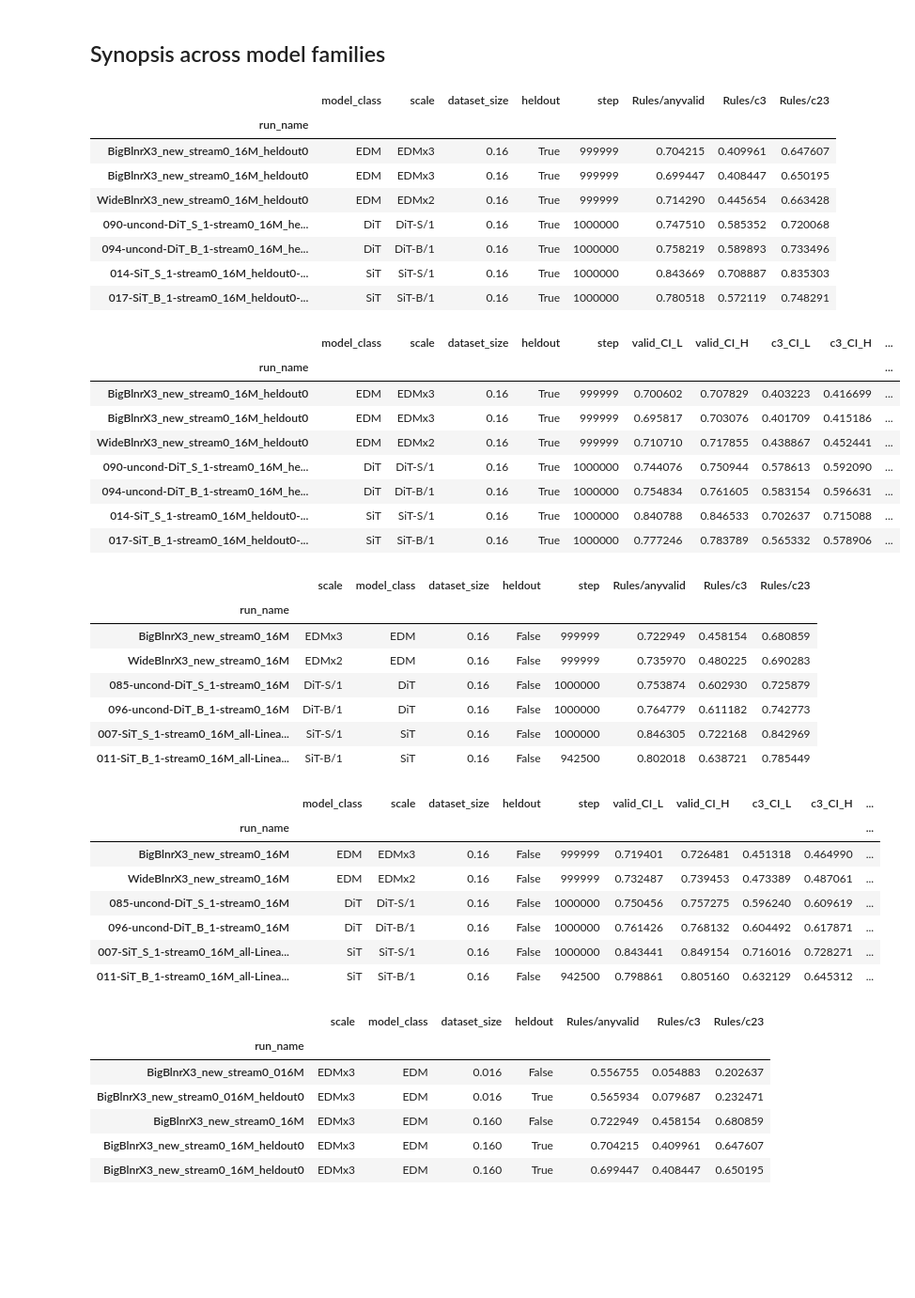
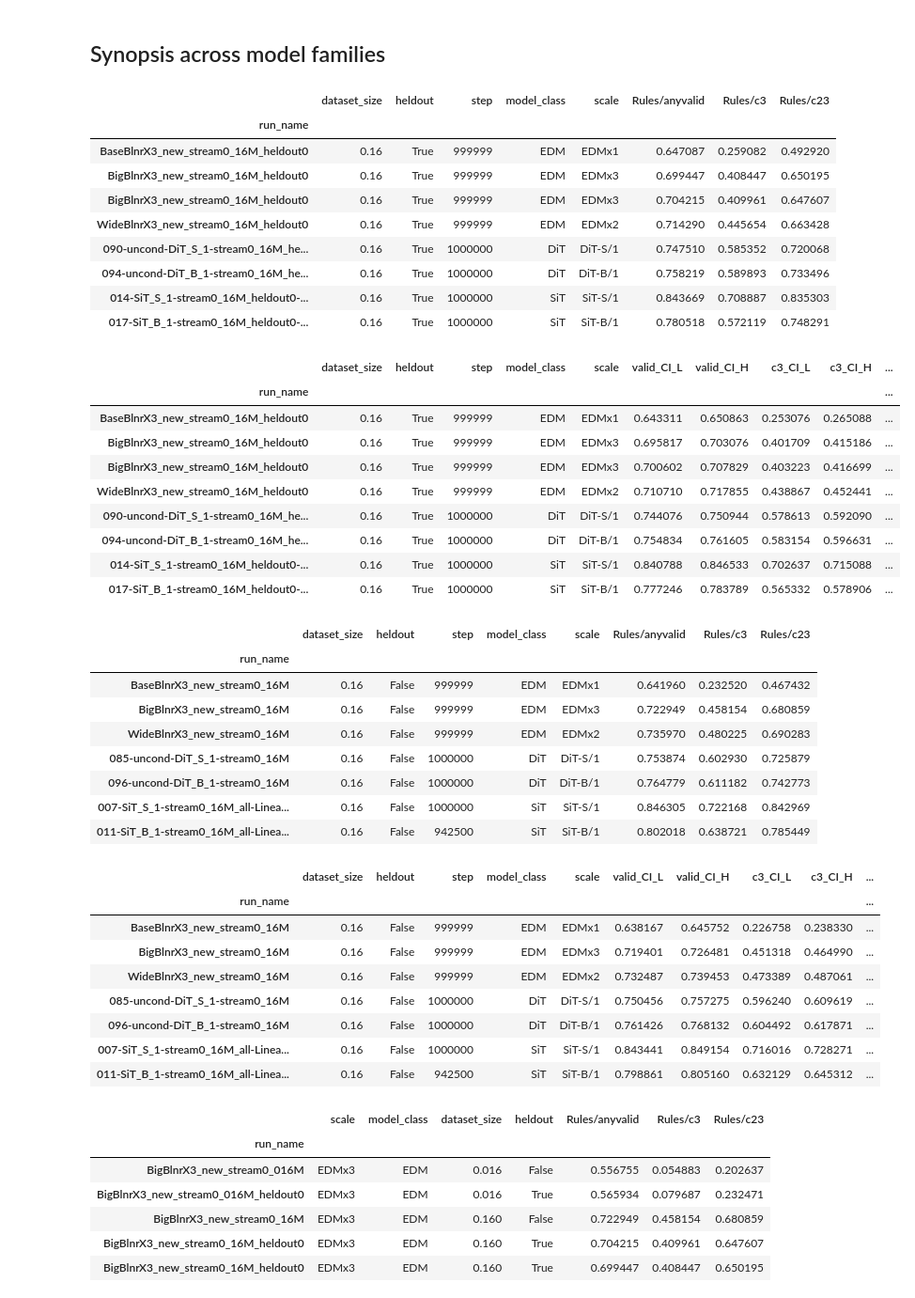
Before and after one commit to Animadversio/DiffusionReasoning, a Jupyter notebook: notebooks/Diffusion_model_Family_final_synopsis.ipynb, the cells around one changed output. Shown at 94% size. Saved outputs shown, nothing was run; the diff lists cells and outputs as text; code cells hidden in the pictures; blank space fills up the shorter version.

```diff
--- a/notebooks/Diffusion_model_Family_final_synopsis.ipynb
+++ b/notebooks/Diffusion_model_Family_final_synopsis.ipynb
@@ -1077,7 +1079,7 @@ syndf_diff["heldout"] = syndf_diff.index.map(lambda x: "_heldout0" in x)
 syndf_diff["Rules/c23"] = syndf_diff["Rules/c2"] + syndf_diff["Rules/c3"]
 syndf_diff["Rules/c23_cnt"] = syndf_diff["Rules/c2_cnt"] + syndf_diff["Rules/c3_cnt"]
 syndf_diff["scale"] = None
-syndf_diff.loc[syndf_diff.model_class=="EDM", "scale"] = syndf_diff[syndf_diff.model_class=="EDM"].index.map(lambda x: "EDMx3" if "BigBlnrX3" in x else "EDMx2" if "WideBlnrX3" in x else None)
+syndf_diff.loc[syndf_diff.model_class=="EDM", "scale"] = syndf_diff[syndf_diff.model_class=="EDM"].index.map(lambda x: "EDMx3" if "BigBlnrX3" in x else "EDMx2" if "WideBlnrX3" in x else "EDMx1" if "BaseBlnrX3" in x else None)
 syndf_diff.loc[syndf_diff.model_class=="DiT", "scale"] = syndf_diff[syndf_diff.model_class=="DiT"].index.map(lambda x: "DiT-B/1" if "DiT_B_1" in x else "DiT-S/1" if "DiT_S_1" in x else None)
 syndf_diff.loc[syndf_diff.model_class=="SiT", "scale"] = syndf_diff[syndf_diff.model_class=="SiT"].index.map(lambda x: "SiT-B/1" if "SiT_B_1" in x else "SiT-S/1" if "SiT_S_1" in x else None)
 # %%
@@ -1094,54 +1096,58 @@ syndf_diff["valid_CI_L"], syndf_diff["valid_CI_H"] = estimate_CI(syndf_diff["Rul
 syndf_diff.to_csv(join(tabdir, "diffusion_family_comb_tensorboard_data_last10.csv"))
 # %%
 syndf_diff.query("""dataset_size == 0.16 and heldout == True""")\
-    [["model_class", "scale", "dataset_size", "heldout", "step", "Rules/anyvalid", "Rules/c3", "Rules/c23"]]
+    [["dataset_size", "heldout", "step", "model_class", "scale", "Rules/anyvalid", "Rules/c3", "Rules/c23"]]
 # %% [output]
-|  | model_class | scale | dataset_size | heldout | step | Rules/anyvalid | Rules/c3 | Rules/c23 |
+|  | dataset_size | heldout | step | model_class | scale | Rules/anyvalid | Rules/c3 | Rules/c23 |
 | run_name |  |  |  |  |  |  |  |  |
-| BigBlnrX3_new_stream0_16M_heldout0 | EDM | EDMx3 | 0.16 | True | 999999 | 0.704215 | 0.409961 | 0.647607 |
-| BigBlnrX3_new_stream0_16M_heldout0 | EDM | EDMx3 | 0.16 | True | 999999 | 0.699447 | 0.408447 | 0.650195 |
-| WideBlnrX3_new_stream0_16M_heldout0 | EDM | EDMx2 | 0.16 | True | 999999 | 0.714290 | 0.445654 | 0.663428 |
-| 090-uncond-DiT_S_1-stream0_16M_he... | DiT | DiT-S/1 | 0.16 | True | 1000000 | 0.747510 | 0.585352 | 0.720068 |
-| 094-uncond-DiT_B_1-stream0_16M_he... | DiT | DiT-B/1 | 0.16 | True | 1000000 | 0.758219 | 0.589893 | 0.733496 |
-| 014-SiT_S_1-stream0_16M_heldout0-... | SiT | SiT-S/1 | 0.16 | True | 1000000 | 0.843669 | 0.708887 | 0.835303 |
-| 017-SiT_B_1-stream0_16M_heldout0-... | SiT | SiT-B/1 | 0.16 | True | 1000000 | 0.780518 | 0.572119 | 0.748291 |
+| BaseBlnrX3_new_stream0_16M_heldout0 | 0.16 | True | 999999 | EDM | EDMx1 | 0.647087 | 0.259082 | 0.492920 |
+| BigBlnrX3_new_stream0_16M_heldout0 | 0.16 | True | 999999 | EDM | EDMx3 | 0.699447 | 0.408447 | 0.650195 |
+| BigBlnrX3_new_stream0_16M_heldout0 | 0.16 | True | 999999 | EDM | EDMx3 | 0.704215 | 0.409961 | 0.647607 |
+| WideBlnrX3_new_stream0_16M_heldout0 | 0.16 | True | 999999 | EDM | EDMx2 | 0.714290 | 0.445654 | 0.663428 |
+| 090-uncond-DiT_S_1-stream0_16M_he... | 0.16 | True | 1000000 | DiT | DiT-S/1 | 0.747510 | 0.585352 | 0.720068 |
+| 094-uncond-DiT_B_1-stream0_16M_he... | 0.16 | True | 1000000 | DiT | DiT-B/1 | 0.758219 | 0.589893 | 0.733496 |
+| 014-SiT_S_1-stream0_16M_heldout0-... | 0.16 | True | 1000000 | SiT | SiT-S/1 | 0.843669 | 0.708887 | 0.835303 |
+| 017-SiT_B_1-stream0_16M_heldout0-... | 0.16 | True | 1000000 | SiT | SiT-B/1 | 0.780518 | 0.572119 | 0.748291 |
 # %%
 syndf_diff.query("""dataset_size == 0.16 and heldout == True""")\
-    [["model_class", "scale", "dataset_size", "heldout", "step", "valid_CI_L", "valid_CI_H", "c3_CI_L", "c3_CI_H", "c23_CI_L", "c23_CI_H"]]
+    [["dataset_size", "heldout", "step", "model_class", "scale", "valid_CI_L", "valid_CI_H", "c3_CI_L", "c3_CI_H", "c23_CI_L", "c23_CI_H"]]
 # %% [output]
-|  | model_class | scale | dataset_size | heldout | step | valid_CI_L | valid_CI_H | c3_CI_L | c3_CI_H | ... |
+|  | dataset_size | heldout | step | model_class | scale | valid_CI_L | valid_CI_H | c3_CI_L | c3_CI_H | ... |
 | run_name |  |  |  |  |  |  |  |  |  | ... |
-| BigBlnrX3_new_stream0_16M_heldout0 | EDM | EDMx3 | 0.16 | True | 999999 | 0.700602 | 0.707829 | 0.403223 | 0.416699 | ... |
-| BigBlnrX3_new_stream0_16M_heldout0 | EDM | EDMx3 | 0.16 | True | 999999 | 0.695817 | 0.703076 | 0.401709 | 0.415186 | ... |
-| WideBlnrX3_new_stream0_16M_heldout0 | EDM | EDMx2 | 0.16 | True | 999999 | 0.710710 | 0.717855 | 0.438867 | 0.452441 | ... |
-| 090-uncond-DiT_S_1-stream0_16M_he... | DiT | DiT-S/1 | 0.16 | True | 1000000 | 0.744076 | 0.750944 | 0.578613 | 0.592090 | ... |
-| 094-uncond-DiT_B_1-stream0_16M_he... | DiT | DiT-B/1 | 0.16 | True | 1000000 | 0.754834 | 0.761605 | 0.583154 | 0.596631 | ... |
-| 014-SiT_S_1-stream0_16M_heldout0-... | SiT | SiT-S/1 | 0.16 | True | 1000000 | 0.840788 | 0.846533 | 0.702637 | 0.715088 | ... |
-| 017-SiT_B_1-stream0_16M_heldout0-... | SiT | SiT-B/1 | 0.16 | True | 1000000 | 0.777246 | 0.783789 | 0.565332 | 0.578906 | ... |
+| BaseBlnrX3_new_stream0_16M_heldout0 | 0.16 | True | 999999 | EDM | EDMx1 | 0.643311 | 0.650863 | 0.253076 | 0.265088 | ... |
+| BigBlnrX3_new_stream0_16M_heldout0 | 0.16 | True | 999999 | EDM | EDMx3 | 0.695817 | 0.703076 | 0.401709 | 0.415186 | ... |
+| BigBlnrX3_new_stream0_16M_heldout0 | 0.16 | True | 999999 | EDM | EDMx3 | 0.700602 | 0.707829 | 0.403223 | 0.416699 | ... |
+| WideBlnrX3_new_stream0_16M_heldout0 | 0.16 | True | 999999 | EDM | EDMx2 | 0.710710 | 0.717855 | 0.438867 | 0.452441 | ... |
+| 090-uncond-DiT_S_1-stream0_16M_he... | 0.16 | True | 1000000 | DiT | DiT-S/1 | 0.744076 | 0.750944 | 0.578613 | 0.592090 | ... |
+| 094-uncond-DiT_B_1-stream0_16M_he... | 0.16 | True | 1000000 | DiT | DiT-B/1 | 0.754834 | 0.761605 | 0.583154 | 0.596631 | ... |
+| 014-SiT_S_1-stream0_16M_heldout0-... | 0.16 | True | 1000000 | SiT | SiT-S/1 | 0.840788 | 0.846533 | 0.702637 | 0.715088 | ... |
+| 017-SiT_B_1-stream0_16M_heldout0-... | 0.16 | True | 1000000 | SiT | SiT-B/1 | 0.777246 | 0.783789 | 0.565332 | 0.578906 | ... |
 # %%
 syndf_diff.query("""dataset_size == 0.16 and heldout == False""")\
-    [["scale", "model_class", "dataset_size", "heldout", "step", "Rules/anyvalid", "Rules/c3", "Rules/c23"]]
+    [["dataset_size", "heldout", "step", "model_class", "scale", "Rules/anyvalid", "Rules/c3", "Rules/c23"]]
 # %% [output]
-|  | scale | model_class | dataset_size | heldout | step | Rules/anyvalid | Rules/c3 | Rules/c23 |
+|  | dataset_size | heldout | step | model_class | scale | Rules/anyvalid | Rules/c3 | Rules/c23 |
 | run_name |  |  |  |  |  |  |  |  |
-| BigBlnrX3_new_stream0_16M | EDMx3 | EDM | 0.16 | False | 999999 | 0.722949 | 0.458154 | 0.680859 |
-| WideBlnrX3_new_stream0_16M | EDMx2 | EDM | 0.16 | False | 999999 | 0.735970 | 0.480225 | 0.690283 |
-| 085-uncond-DiT_S_1-stream0_16M | DiT-S/1 | DiT | 0.16 | False | 1000000 | 0.753874 | 0.602930 | 0.725879 |
-| 096-uncond-DiT_B_1-stream0_16M | DiT-B/1 | DiT | 0.16 | False | 1000000 | 0.764779 | 0.611182 | 0.742773 |
-| 007-SiT_S_1-stream0_16M_all-Linea... | SiT-S/1 | SiT | 0.16 | False | 1000000 | 0.846305 | 0.722168 | 0.842969 |
-| 011-SiT_B_1-stream0_16M_all-Linea... | SiT-B/1 | SiT | 0.16 | False | 942500 | 0.802018 | 0.638721 | 0.785449 |
+| BaseBlnrX3_new_stream0_16M | 0.16 | False | 999999 | EDM | EDMx1 | 0.641960 | 0.232520 | 0.467432 |
+| BigBlnrX3_new_stream0_16M | 0.16 | False | 999999 | EDM | EDMx3 | 0.722949 | 0.458154 | 0.680859 |
+| WideBlnrX3_new_stream0_16M | 0.16 | False | 999999 | EDM | EDMx2 | 0.735970 | 0.480225 | 0.690283 |
+| 085-uncond-DiT_S_1-stream0_16M | 0.16 | False | 1000000 | DiT | DiT-S/1 | 0.753874 | 0.602930 | 0.725879 |
+| 096-uncond-DiT_B_1-stream0_16M | 0.16 | False | 1000000 | DiT | DiT-B/1 | 0.764779 | 0.611182 | 0.742773 |
+| 007-SiT_S_1-stream0_16M_all-Linea... | 0.16 | False | 1000000 | SiT | SiT-S/1 | 0.846305 | 0.722168 | 0.842969 |
+| 011-SiT_B_1-stream0_16M_all-Linea... | 0.16 | False | 942500 | SiT | SiT-B/1 | 0.802018 | 0.638721 | 0.785449 |
 # %%
 syndf_diff.query("""dataset_size == 0.16 and heldout == False""")\
-    [["model_class", "scale", "dataset_size", "heldout", "step", "valid_CI_L", "valid_CI_H", "c3_CI_L", "c3_CI_H", "c23_CI_L", "c23_CI_H"]]
+    [["dataset_size", "heldout", "step", "model_class", "scale", "valid_CI_L", "valid_CI_H", "c3_CI_L", "c3_CI_H", "c23_CI_L", "c23_CI_H"]]
 # %% [output]
-|  | model_class | scale | dataset_size | heldout | step | valid_CI_L | valid_CI_H | c3_CI_L | c3_CI_H | ... |
+|  | dataset_size | heldout | step | model_class | scale | valid_CI_L | valid_CI_H | c3_CI_L | c3_CI_H | ... |
 | run_name |  |  |  |  |  |  |  |  |  | ... |
-| BigBlnrX3_new_stream0_16M | EDM | EDMx3 | 0.16 | False | 999999 | 0.719401 | 0.726481 | 0.451318 | 0.464990 | ... |
-| WideBlnrX3_new_stream0_16M | EDM | EDMx2 | 0.16 | False | 999999 | 0.732487 | 0.739453 | 0.473389 | 0.487061 | ... |
-| 085-uncond-DiT_S_1-stream0_16M | DiT | DiT-S/1 | 0.16 | False | 1000000 | 0.750456 | 0.757275 | 0.596240 | 0.609619 | ... |
-| 096-uncond-DiT_B_1-stream0_16M | DiT | DiT-B/1 | 0.16 | False | 1000000 | 0.761426 | 0.768132 | 0.604492 | 0.617871 | ... |
-| 007-SiT_S_1-stream0_16M_all-Linea... | SiT | SiT-S/1 | 0.16 | False | 1000000 | 0.843441 | 0.849154 | 0.716016 | 0.728271 | ... |
-| 011-SiT_B_1-stream0_16M_all-Linea... | SiT | SiT-B/1 | 0.16 | False | 942500 | 0.798861 | 0.805160 | 0.632129 | 0.645312 | ... |
+| BaseBlnrX3_new_stream0_16M | 0.16 | False | 999999 | EDM | EDMx1 | 0.638167 | 0.645752 | 0.226758 | 0.238330 | ... |
+| BigBlnrX3_new_stream0_16M | 0.16 | False | 999999 | EDM | EDMx3 | 0.719401 | 0.726481 | 0.451318 | 0.464990 | ... |
+| WideBlnrX3_new_stream0_16M | 0.16 | False | 999999 | EDM | EDMx2 | 0.732487 | 0.739453 | 0.473389 | 0.487061 | ... |
+| 085-uncond-DiT_S_1-stream0_16M | 0.16 | False | 1000000 | DiT | DiT-S/1 | 0.750456 | 0.757275 | 0.596240 | 0.609619 | ... |
+| 096-uncond-DiT_B_1-stream0_16M | 0.16 | False | 1000000 | DiT | DiT-B/1 | 0.761426 | 0.768132 | 0.604492 | 0.617871 | ... |
+| 007-SiT_S_1-stream0_16M_all-Linea... | 0.16 | False | 1000000 | SiT | SiT-S/1 | 0.843441 | 0.849154 | 0.716016 | 0.728271 | ... |
+| 011-SiT_B_1-stream0_16M_all-Linea... | 0.16 | False | 942500 | SiT | SiT-B/1 | 0.798861 | 0.805160 | 0.632129 | 0.645312 | ... |
 # %%
 syndf_diff[["scale", "model_class", "dataset_size", "heldout", "Rules/anyvalid", "Rules/c3", "Rules/c23"]]
 # %% [output]
```
Also changed, not shown: parts of 4 cells of this notebook, 2 other files.
